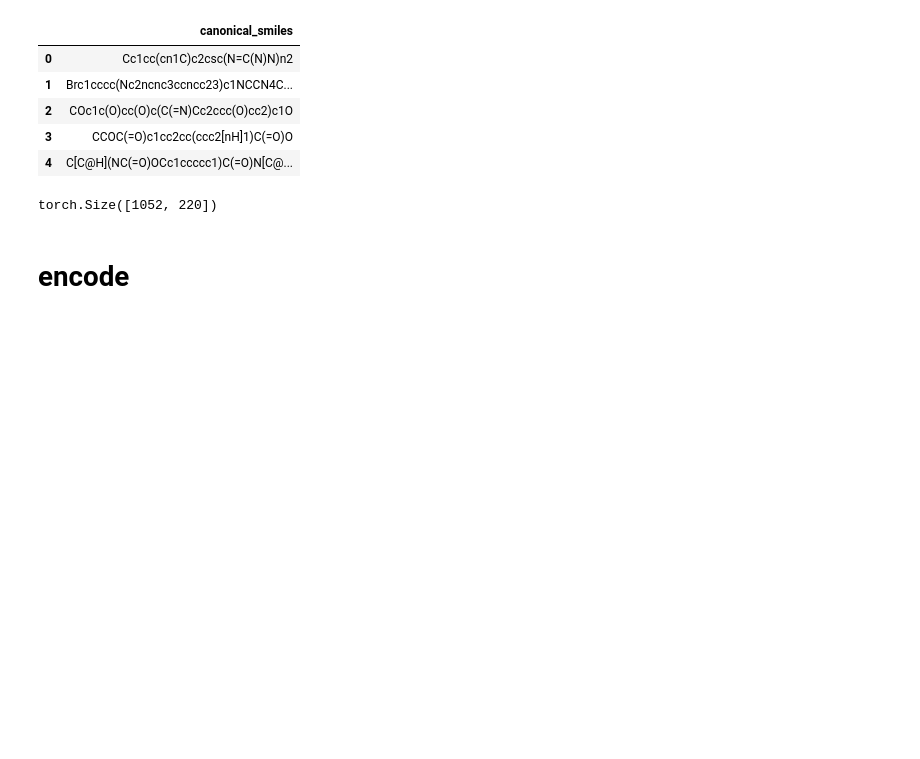
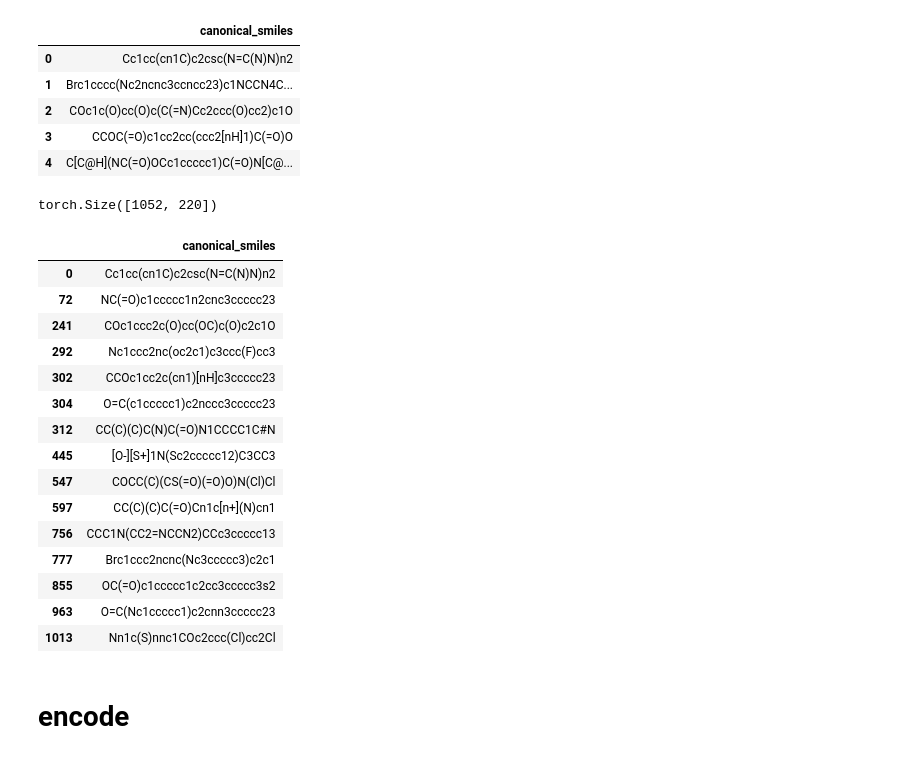
Before and after one commit to ajia90/smilestransformer, a Jupyter notebook: interpolation_notgt_training.ipynb, the cells around one changed output. Saved outputs shown, nothing was run; the diff lists cells and outputs as text; code cells hidden in the pictures; blank space fills up the shorter version.

```diff
--- a/interpolation_notgt_training.ipynb
+++ b/interpolation_notgt_training.ipynb
@@ -168,0 +162,21 @@ torch.Size([1052, 220])
+# %%
+index = smile_lengths[27]
+same_length_smiles = df2.loc[index]
+same_length_smiles
+# %% [output]
+|  | canonical_smiles |
+| 0 | Cc1cc(cn1C)c2csc(N=C(N)N)n2 |
+| 72 | NC(=O)c1ccccc1n2cnc3ccccc23 |
+| 241 | COc1ccc2c(O)cc(OC)c(O)c2c1O |
+| 292 | Nc1ccc2nc(oc2c1)c3ccc(F)cc3 |
+| 302 | CCOc1cc2c(cn1)[nH]c3ccccc23 |
+| 304 | O=C(c1ccccc1)c2nccc3ccccc23 |
+| 312 | CC(C)(C)C(N)C(=O)N1CCCC1C#N |
+| 445 | [O-][S+]1N(Sc2ccccc12)C3CC3 |
+| 547 | COCC(C)(CS(=O)(=O)O)N(Cl)Cl |
+| 597 | CC(C)(C)C(=O)Cn1c[n+](N)cn1 |
+| 756 | CCC1N(CC2=NCCN2)CCc3ccccc13 |
+| 777 | Brc1ccc2ncnc(Nc3ccccc3)c2c1 |
+| 855 | OC(=O)c1ccccc1c2cc3ccccc3s2 |
+| 963 | O=C(Nc1ccccc1)c2cnn3ccccc23 |
+| 1013 | Nn1c(S)nnc1COc2ccc(Cl)cc2Cl |
```
Also changed, not shown: parts of 32 cells of this notebook.
